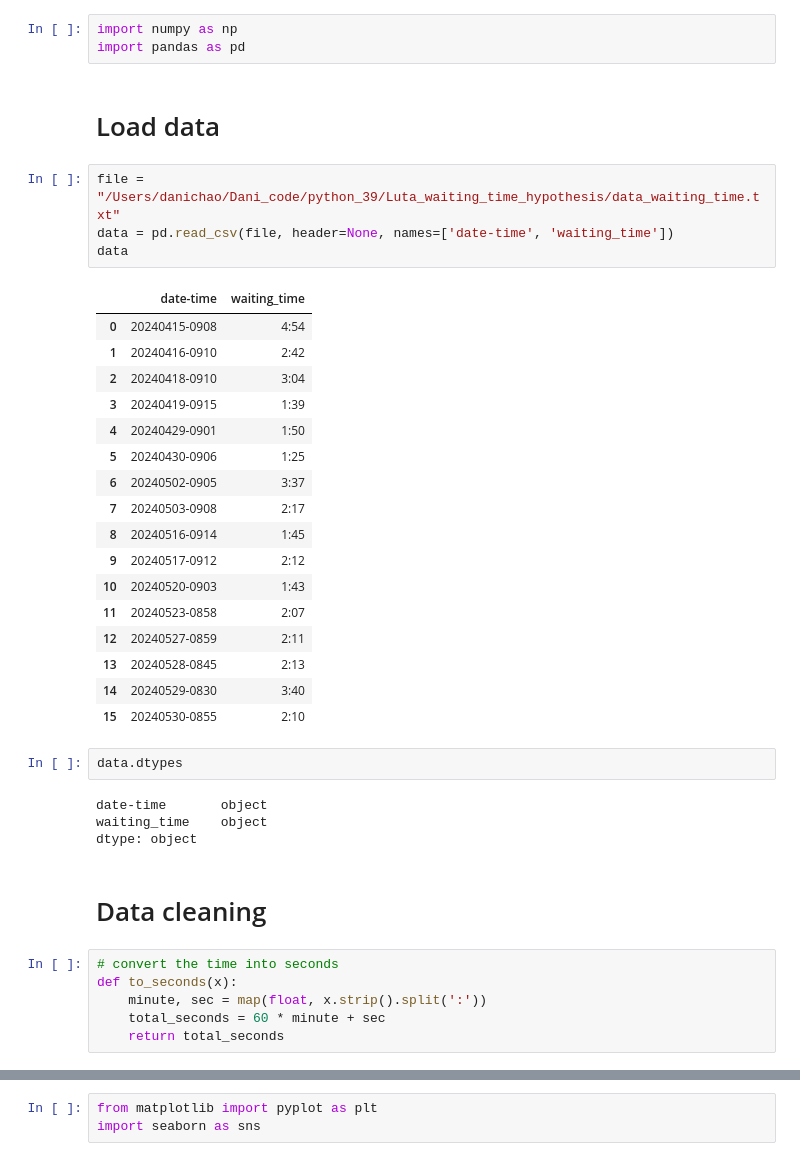
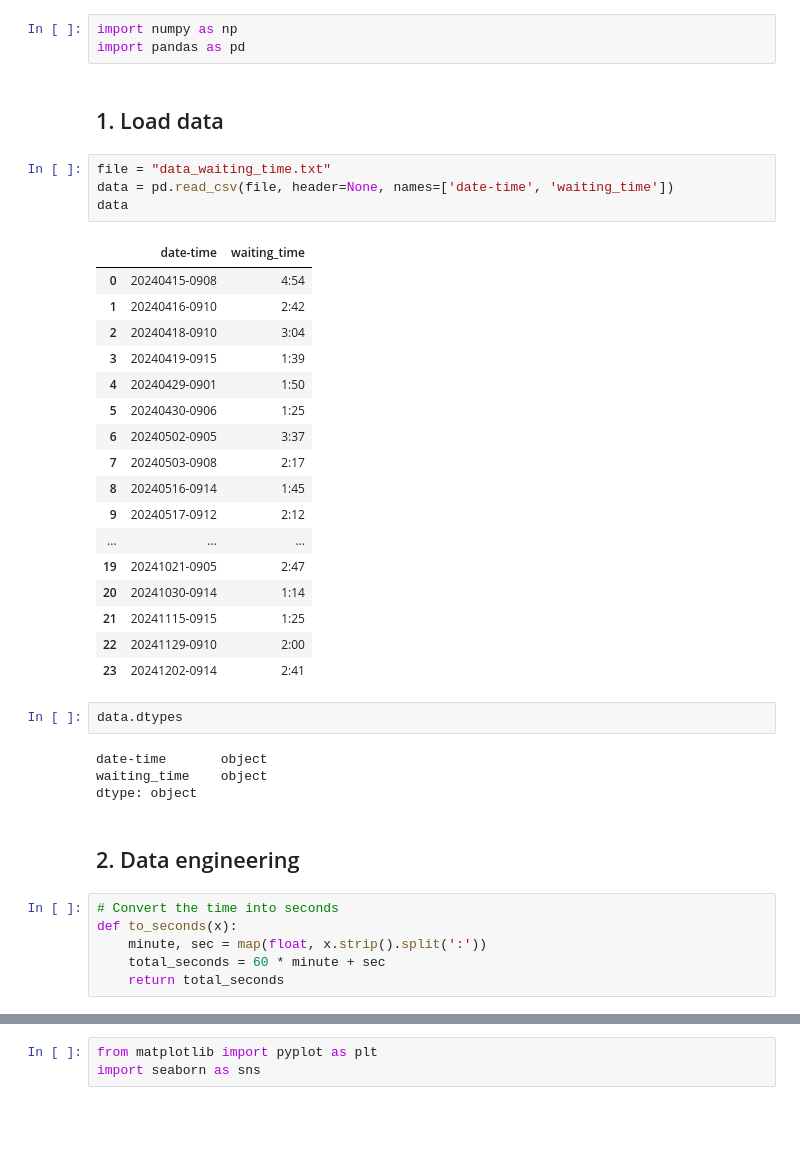
Before and after one commit to danicychao/Luta_waiting_time_hypothesis, a Jupyter notebook: luta_waiting_time_statistical_analysis.ipynb, the cells around one changed output, grey strips where cells are left out. Saved outputs shown, nothing was run; the diff lists cells and outputs as text; blank space fills up the shorter version.

```diff
--- a/luta_waiting_time_statistical_analysis.ipynb
+++ b/luta_waiting_time_statistical_analysis.ipynb
@@ -5,29 +5,29 @@ warnings.filterwarnings('ignore')
 import numpy as np
 import pandas as pd
 # %% [markdown]
-# Load data
+## 1. Load data
 # %%
-file = "/Users/danichao/Dani_code/python_39/Luta_waiting_time_hypothesis/data_waiting_time.txt"
+file = "data_waiting_time.txt"
 data = pd.read_csv(file, header=None, names=['date-time', 'waiting_time'])
 data
 # %% [output]
 |  | date-time | waiting_time |
 | 0 | 20240415-0908 | 4:54 |
 | 1 | 20240416-0910 | 2:42 |
 | 2 | 20240418-0910 | 3:04 |
 | 3 | 20240419-0915 | 1:39 |
 | 4 | 20240429-0901 | 1:50 |
 | 5 | 20240430-0906 | 1:25 |
 | 6 | 20240502-0905 | 3:37 |
 | 7 | 20240503-0908 | 2:17 |
 | 8 | 20240516-0914 | 1:45 |
 | 9 | 20240517-0912 | 2:12 |
-| 10 | 20240520-0903 | 1:43 |
-| 11 | 20240523-0858 | 2:07 |
-| 12 | 20240527-0859 | 2:11 |
-| 13 | 20240528-0845 | 2:13 |
-| 14 | 20240529-0830 | 3:40 |
-| 15 | 20240530-0855 | 2:10 |
+| ... | ... | ... |
+| 19 | 20241021-0905 | 2:47 |
+| 20 | 20241030-0914 | 1:14 |
+| 21 | 20241115-0915 | 1:25 |
+| 22 | 20241129-0910 | 2:00 |
+| 23 | 20241202-0914 | 2:41 |
 # %%
 data.dtypes
 # %% [output]
@@ -35,9 +35,9 @@ date-time       object
 waiting_time    object
 dtype: object
 # %% [markdown]
-# Data cleaning
+## 2. Data engineering
 # %%
-# convert the time into seconds
+# Convert the time into seconds
 def to_seconds(x):
     minute, sec = map(float, x.strip().split(':'))
     total_seconds = 60 * minute + sec
```
Also changed, not shown: parts of 98 cells of this notebook.
